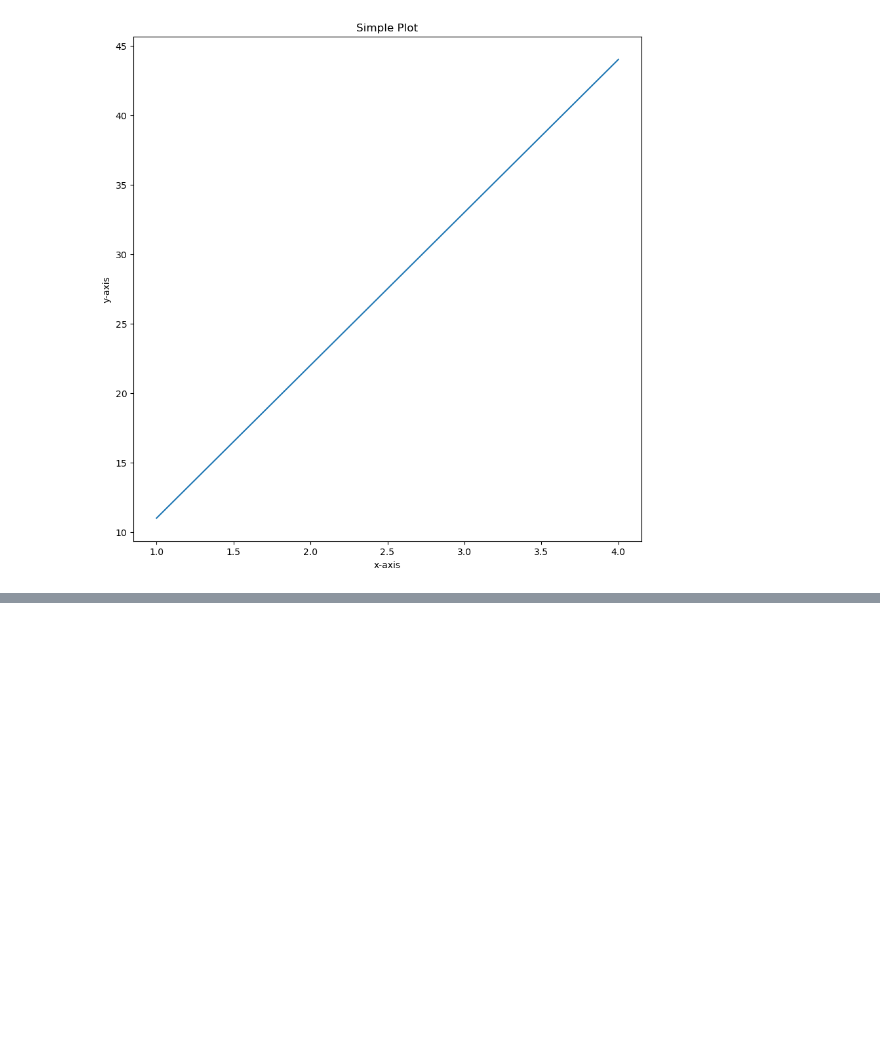
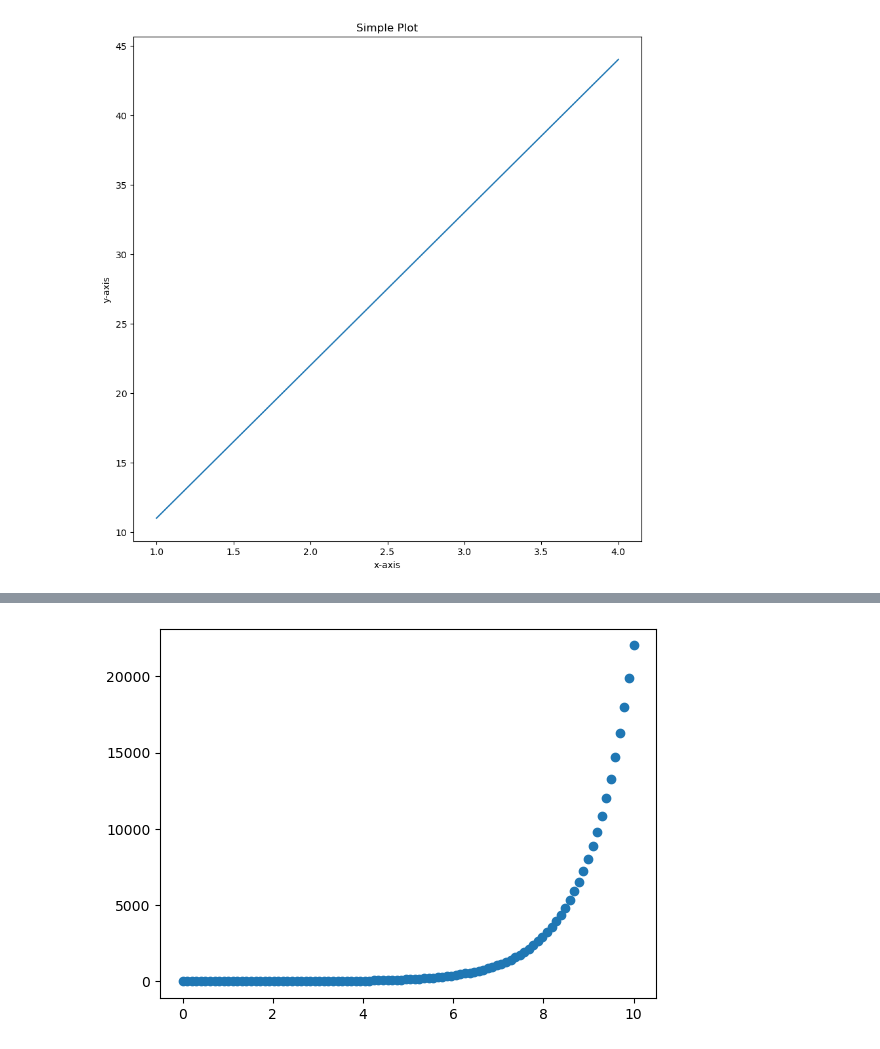
Before and after one commit to ayyesu/data-science_journey, a Jupyter notebook: sample-project/Introduction_to_matplotlib.ipynb, the cells around one changed output, grey strips where cells are left out. Saved outputs shown, nothing was run; the diff lists cells and outputs as text; code cells hidden in the pictures; blank space fills up the shorter version.

```diff
--- a/sample-project/Introduction_to_matplotlib.ipynb
+++ b/sample-project/Introduction_to_matplotlib.ipynb
@@ -79,0 +104,6 @@ fig.savefig("images/sample-plot.png")
+# %%
+# Use same data to create scatter plots
+fig, ax = plt.subplots()
+ax.scatter(x, np.exp(x));
+# %% [output]
+[figure, added]
```
Also changed, not shown: parts of 6 cells of this notebook.
